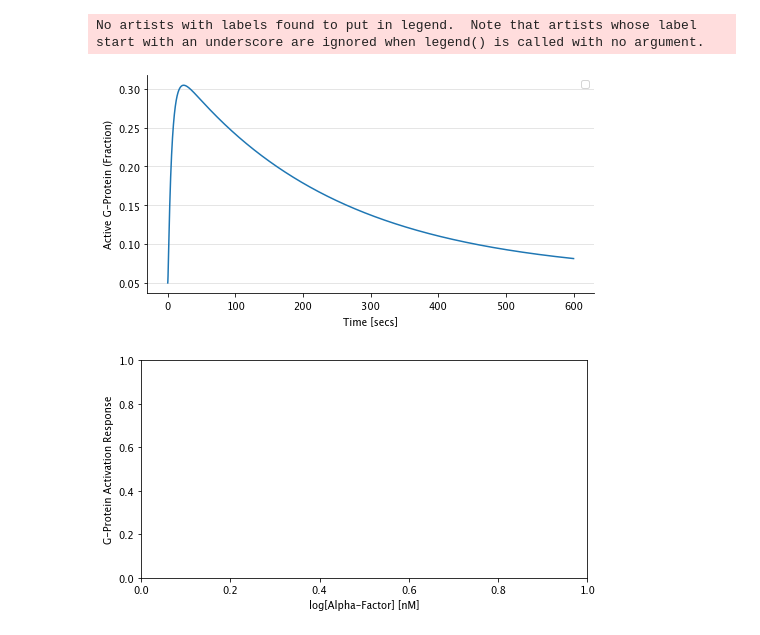
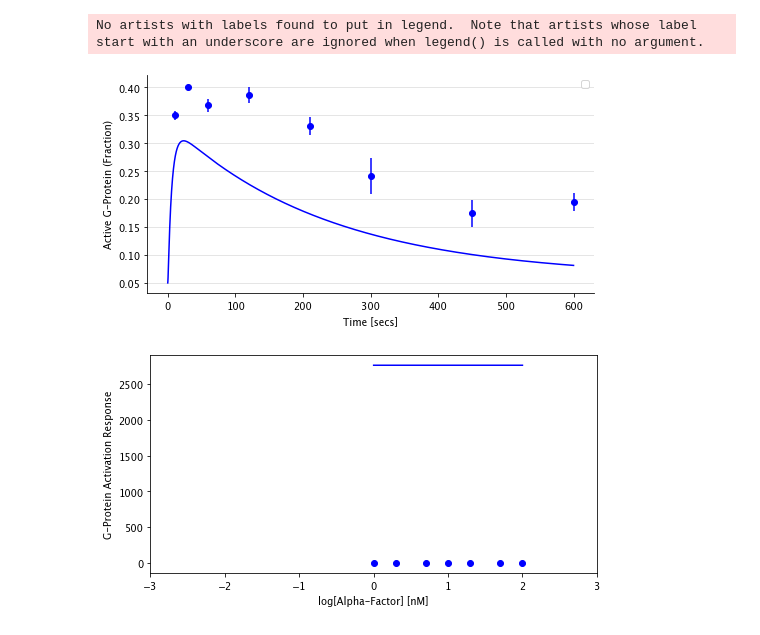
Before and after one commit to Jan-Piotraschke/fachkurs_systembiology, a Jupyter notebook: main.ipynb, the cells around one changed output. Drawn from its saved outputs; the diff is of its cells as text; code cells hidden in the pictures.

Commit message:
implemented the logic for figure 5B; included the wet lab data

```diff
--- a/main.ipynb
+++ b/main.ipynb
@@ -13,0 +16,7 @@ import ipywidgets as widgets  # make this notebook interactive
+# %%
+data_wet_5A = pd.read_csv('data/Fig-5-A-data.csv')
+data_wet_5A.set_index('Unnamed: 0', drop=True, inplace=True)
+
+data_wet_5B = pd.read_csv('data/Fig-5-B-data.csv')
+display(data_wet_5A)
+display(data_wet_5B)
@@ -51,48 +79,58 @@ time = np.arange(0, 600, 0.01)
 # TODO: dummy values -> didn't found the real values yet
 R_0 = 5000  # free receptor
 RL_0 = 500  # receptor bound to ligand
-G_0 = 500  # inactive heterotrimeric G protein
+G_0 = 9000  # inactive heterotrimeric G protein
 Ga_0 = 500  # active Galpha-GTP
 S0 = [R_0, RL_0, G_0, Ga_0]
 
 # variable rate constant for G protein deactivation
 k_Gd = 0.004   # 0.11  # 0.004
 L_alpha =  10 ** -6  # alpha-factor -> 1 uM
-solution = pd.DataFrame(odeint(solve_ode_system, S0, time, args=(k_Gd, L_alpha)), columns=['R', 'RL', 'G', 'Ga'])
+solution = pd.DataFrame(odeint(solve_ode_system, S0, time, args=(k_Gd, L_alpha)), columns=['R', 'RL', 'G', 'Ga'], index=time)
 
 dose_response = {}
-for L_var in [0.03, 0.1, 0.2, 0.6, 1, 10, 100, 1000]:  # nM alpha-factor
-    data = pd.DataFrame(odeint(solve_ode_system, S0, time, args=(k_Gd, L_var*10**-3)), columns=['R', 'RL', 'G', 'Ga'])
-    dose_response[L_var] = data
+for L_var in data_wet_5B.alphaF:  # nM alpha-factor
+    data = pd.DataFrame(odeint(solve_ode_system, S0, time, args=(k_Gd, L_var*10**-3)), columns=['R', 'RL', 'G', 'Ga'], index=time)
+    dose_response[L_var] = data.loc[[60.00]].Ga.iloc[0]  # get Ga value for t=60s
+    # data.plot()
 # %%
 fig, ax = plt.subplots(figsize=(8, 4)) #, ncols=2)
 
 # choose the style of the plot
 # print(plt.style.available)
 # plt.style.use('classic')
 ax.set_xlabel("Time [secs]")
 ax.set_ylabel("Active G-Protein (Fraction)")
 
 # Hide the right and top spines
 ax.spines['right'].set_visible(False)
 ax.spines['top'].set_visible(False)
-ax.plot(time, solution["Ga"]/Gt)  # Fig. 5A from the paper
+# NOTE: maybe not correct yet
+ax.plot(time, solution["Ga"]/Gt, color='blue')  # Fig. 5A from the paper
+ax.errorbar(data_wet_5A.time, data_wet_5A.Gbg_mean, fmt='o', yerr=data_wet_5A.Gbg_std, color='blue')  # the wet data
 ax.legend()
 
 # plt.legend(loc=(1.1,0.5), frameon=False)
 
 # ax.xaxis.set_ticks([0,60,120])
 # ax.set_xlim(0,200)
 # ax.set_ylim(0,5000)
 ax.yaxis.grid(alpha=0.4)
 
 # plt.savefig('GA_Deaths_40days.png', dpi=600, bbox_inches='tight')
 fig1, ax1 = plt.subplots(figsize=(8, 4)) #, ncols=2)
 ax1.set_xlabel('log[Alpha-Factor] [nM]')
 ax1.set_ylabel('G-Protein Activation Response')
 
+ax1.plot(np.log10(list(dose_response.keys())), dose_response.values(), color='blue')  # Fig. 5A from the paper
+ax1.errorbar(np.log10(data_wet_5B.alphaF), data_wet_5B.Gbg_mean, fmt='o', yerr=data_wet_5B.Gbg_std, color='blue')  # the wet data
+
+ax1.set_xlim(-3,3)
+
+
+
 plt.show()
 # %% [output]
 No artists with labels found to put in legend.  Note that artists whose label start with an underscore are ignored when legend() is called with no argument.
-[figure, old version]
+[figure, new version]
-[figure, old version]
+[figure, new version]
```
Also changed, not shown: parts of 3 cells of this notebook, 10 other files.
